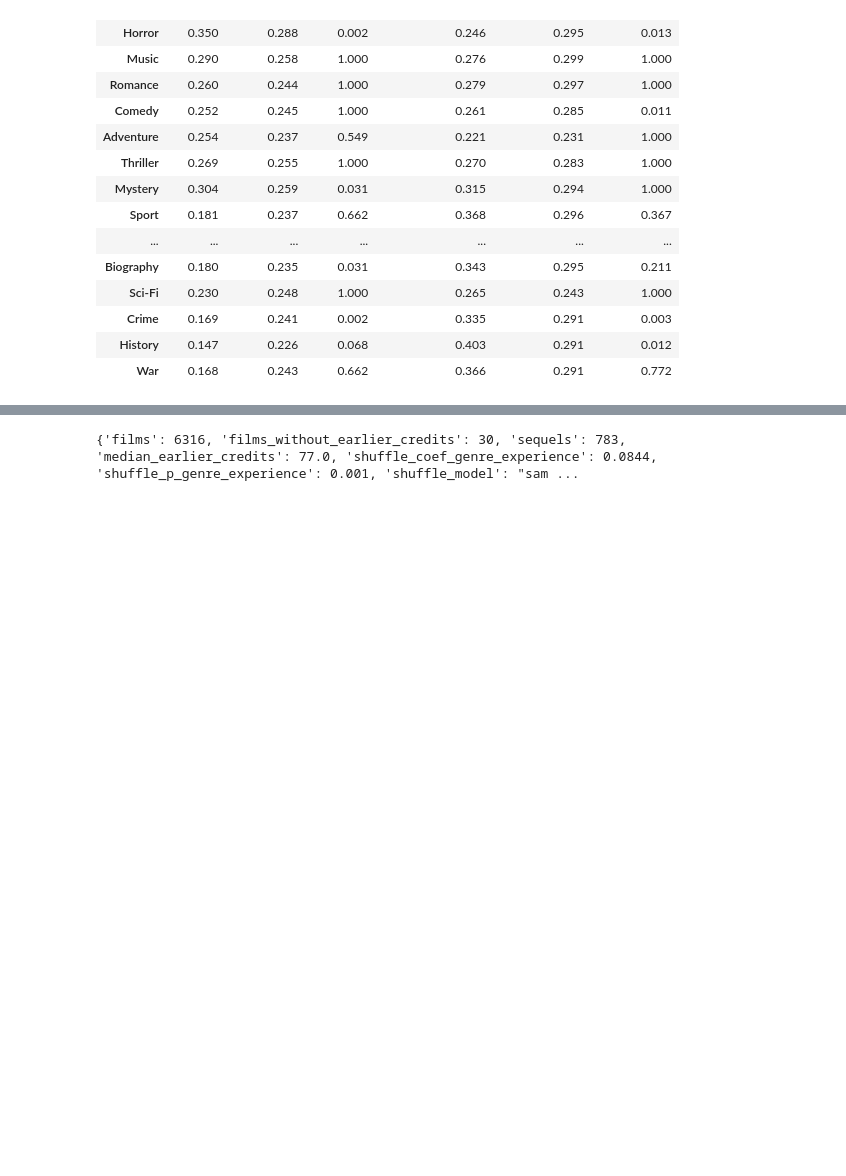
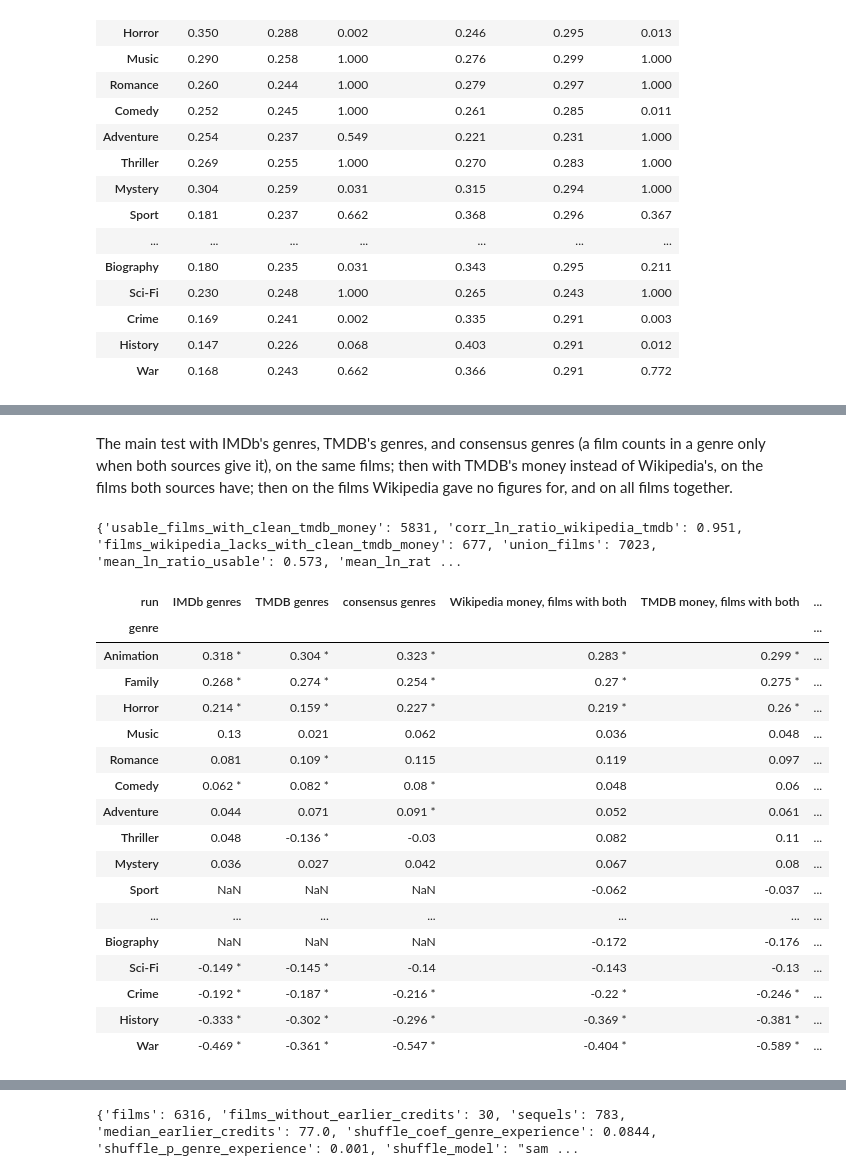
Before and after one commit to angelabuxo/IMDb-movie-success, a Jupyter notebook: notebooks/q1_genre.ipynb, the cells around one changed output, grey strips where cells are left out. Cells and saved outputs as stored; diff of their text form; code cells hidden in the pictures; blank space fills up the shorter version.

```diff
--- a/notebooks/q1_genre.ipynb
+++ b/notebooks/q1_genre.ipynb
@@ -510,0 +541,32 @@ pd.DataFrame({"hit share": h["share"], "hit expected": h["expected"], "hit p_hol
+# %% [markdown]
+The main test with IMDb's genres, TMDB's genres, and consensus genres (a film counts in a genre only when both
+sources give it), on the same films; then with TMDB's money instead of Wikipedia's, on the films both sources have;
+then on the films Wikipedia gave no figures for, and on all films together.
+# %%
+gt = pd.read_csv(TM / "genre_tests.csv")
+order_ = ["IMDb genres", "TMDB genres", "consensus genres", "Wikipedia money, films with both", "TMDB money, films with both",
+          "TMDB money, films Wikipedia lacks", "union: Wikipedia, else TMDB"]
+ex_ = gt.pivot(index="genre", columns="run", values="excess")[order_]
+ph_ = gt.pivot(index="genre", columns="run", values="p_holm")[order_]
+print({k: v for k, v in TMS["money"].items()})
+(ex_.round(3).astype(str) + np.where(ph_ < .05, " *", "")).loc[main.sort_values("excess", ascending=False).index.intersection(ex_.index)]
+# %% [output]
+{'usable_films_with_clean_tmdb_money': 5831, 'corr_ln_ratio_wikipedia_tmdb': 0.951, 'films_wikipedia_lacks_with_clean_tmdb_money': 677, 'union_films': 7023, 'mean_ln_ratio_usable': 0.573, 'mean_ln_rat ...
+| run | IMDb genres | TMDB genres | consensus genres | Wikipedia money, films with both | TMDB money, films with both | ... |
+| genre |  |  |  |  |  | ... |
+| Animation | 0.318 * | 0.304 * | 0.323 * | 0.283 * | 0.299 * | ... |
+| Family | 0.268 * | 0.274 * | 0.254 * | 0.27 * | 0.275 * | ... |
+| Horror | 0.214 * | 0.159 * | 0.227 * | 0.219 * | 0.26 * | ... |
+| Music | 0.13 | 0.021 | 0.062 | 0.036 | 0.048 | ... |
+| Romance | 0.081 | 0.109 * | 0.115 | 0.119 | 0.097 | ... |
+| Comedy | 0.062 * | 0.082 * | 0.08 * | 0.048 | 0.06 | ... |
+| Adventure | 0.044 | 0.071 | 0.091 * | 0.052 | 0.061 | ... |
+| Thriller | 0.048 | -0.136 * | -0.03 | 0.082 | 0.11 | ... |
+| Mystery | 0.036 | 0.027 | 0.042 | 0.067 | 0.08 | ... |
+| Sport | NaN | NaN | NaN | -0.062 | -0.037 | ... |
+| ... | ... | ... | ... | ... | ... | ... |
+| Biography | NaN | NaN | NaN | -0.172 | -0.176 | ... |
+| Sci-Fi | -0.149 * | -0.145 * | -0.14 | -0.143 | -0.13 | ... |
+| Crime | -0.192 * | -0.187 * | -0.216 * | -0.22 * | -0.246 * | ... |
+| History | -0.333 * | -0.302 * | -0.296 * | -0.369 * | -0.381 * | ... |
+| War | -0.469 * | -0.361 * | -0.547 * | -0.404 * | -0.589 * | ... |
```
Also changed, not shown: parts of 21 cells of this notebook, 13 other files.
